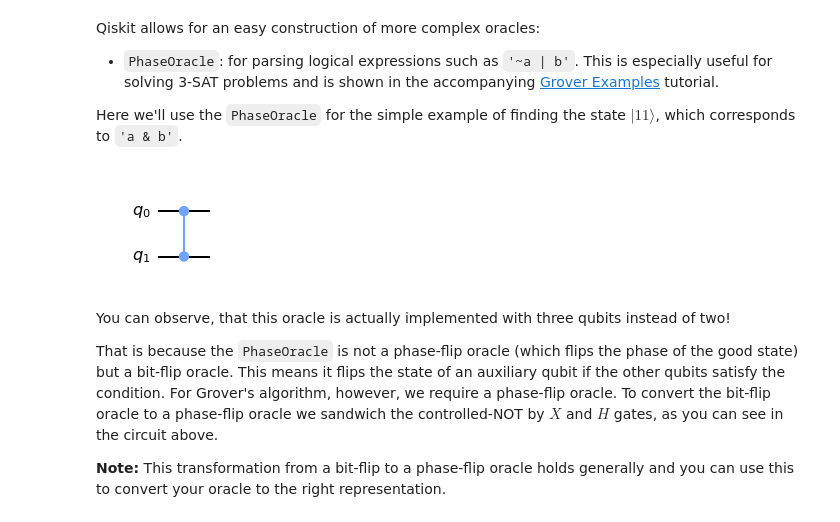
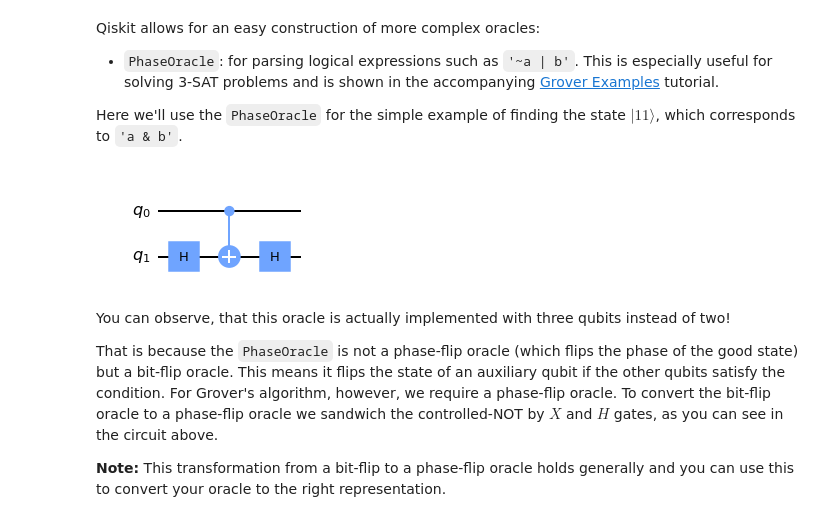
Before and after one commit to qiskit-community/qiskit-algorithms, a Jupyter notebook: docs/tutorials/06_grover.ipynb, the cells around one changed output. Drawn from its saved outputs; the diff is of its cells as text; code cells hidden in the pictures.

Commit message:
Updated to use decompose() to unwrap circuit for matplotlib printing. This is necessary because of change Terra See https://github.com/Qiskit/qiskit-terra/pull/6634

```diff
--- a/docs/tutorials/06_grover.ipynb
+++ b/docs/tutorials/06_grover.ipynb
@@ -120,17 +122,17 @@ Here we'll use the `PhaseOracle` for the simple example of finding the state $|1
 # %%
 from qiskit.circuit.library.phase_oracle import PhaseOracle
 from qiskit.exceptions import MissingOptionalLibraryError
 
 # `Oracle` (`PhaseOracle`) as the `oracle` argument
 expression = '(a & b)'
 try:
     oracle = PhaseOracle(expression)
     problem = AmplificationProblem(oracle)
-    display(problem.grover_operator.oracle.draw(output='mpl'))
+    display(problem.grover_operator.oracle.decompose().draw(output='mpl'))
 except MissingOptionalLibraryError as ex:
     print(ex)
 # %% [output]
-[figure, old version]
+[figure, new version]
 # %% [markdown]
 You can observe, that this oracle is actually implemented with three qubits instead of two!
 
```
Also changed, not shown: parts of 6 cells of this notebook.
